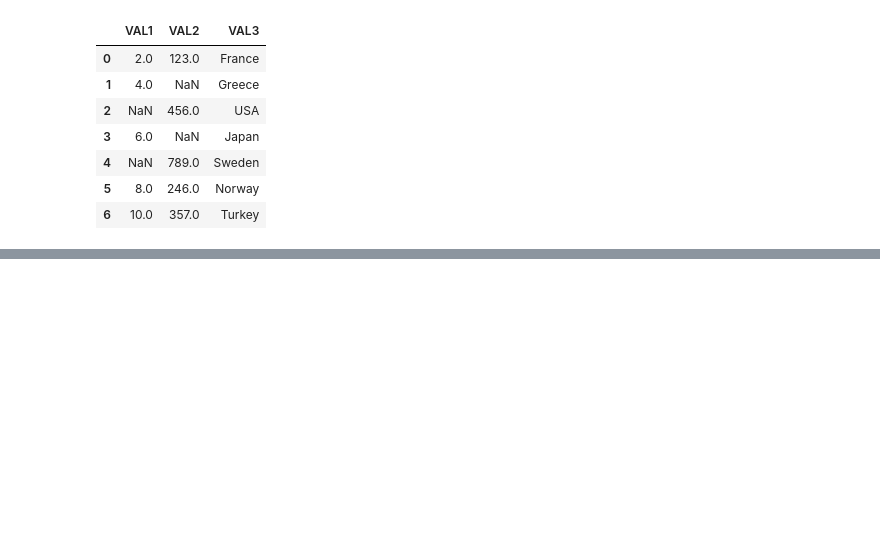
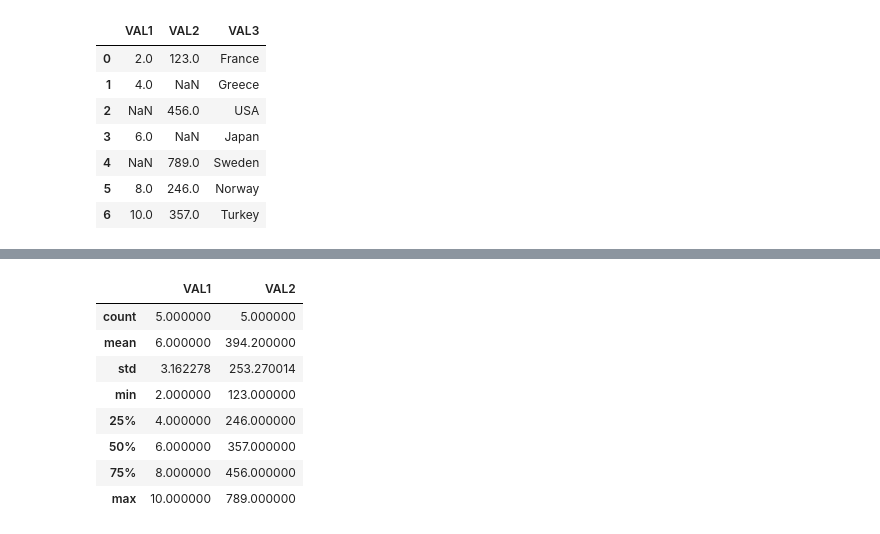
Before and after one commit to mahoretushar/data_science_and_machine_learning, a Jupyter notebook: 02_pandas/01_pandas_notebook_1.ipynb, the cells around one changed output, grey strips where cells are left out. Cells and saved outputs as stored; diff of their text form; code cells hidden in the pictures; blank space fills up the shorter version.

```diff
--- a/02_pandas/01_pandas_notebook_1.ipynb
+++ b/02_pandas/01_pandas_notebook_1.ipynb
@@ -1286,0 +1464,12 @@ df.fillna(method = "backfill")
+# %%
+df.describe()
+# %% [output]
+|  | VAL1 | VAL2 |
+| count | 5.000000 | 5.000000 |
+| mean | 6.000000 | 394.200000 |
+| std | 3.162278 | 253.270014 |
+| min | 2.000000 | 123.000000 |
+| 25% | 4.000000 | 246.000000 |
+| 50% | 6.000000 | 357.000000 |
+| 75% | 8.000000 | 456.000000 |
+| max | 10.000000 | 789.000000 |
```
Also changed, not shown: parts of 176 cells of this notebook, 4 other files.
